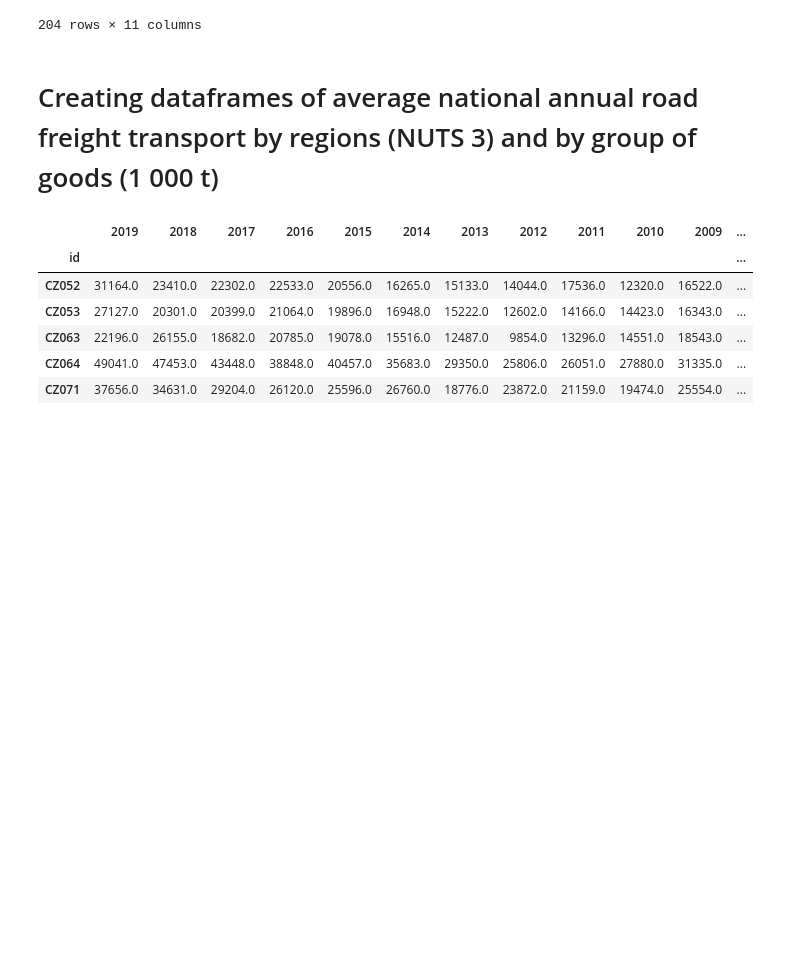
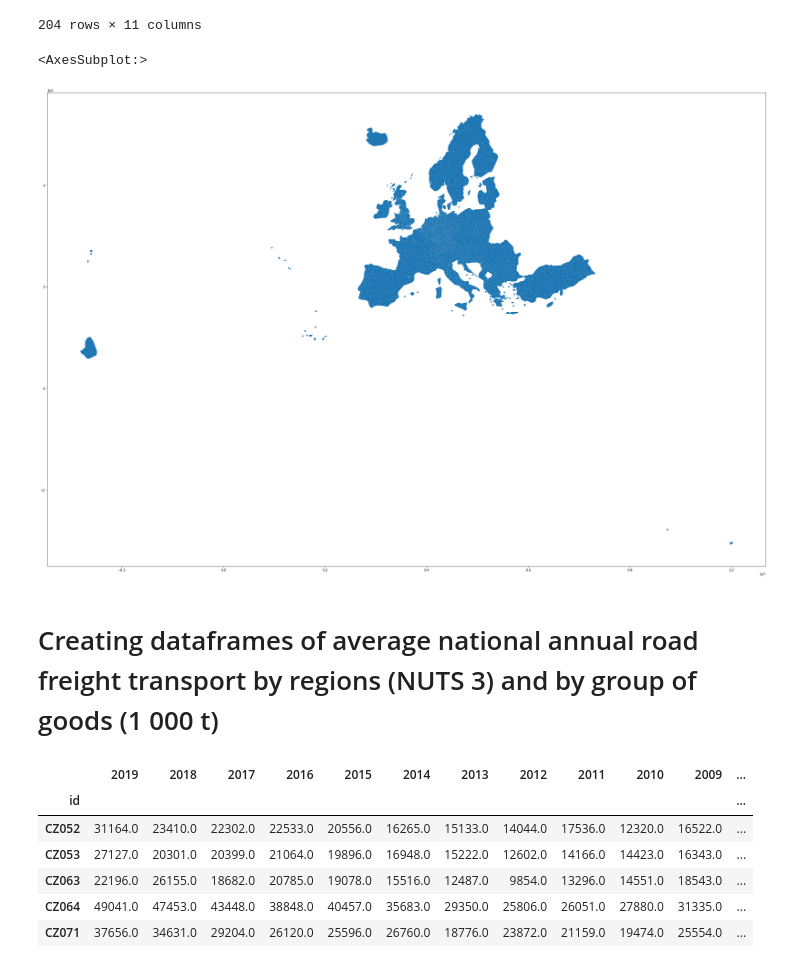
Before and after one commit to Frostie10/eurostat_test, a Jupyter notebook: test_eurostat.ipynb, the cells around one changed output. Saved outputs shown, nothing was run; the diff lists cells and outputs as text; code cells hidden in the pictures; blank space fills up the shorter version.

```diff
--- a/test_eurostat.ipynb
+++ b/test_eurostat.ipynb
@@ -25,6 +26,12 @@ gdf_dw.iloc[1318:1522]
 | 1520 | UKH23 | 2 | 4 | Hertfordshire | UK | UKH23 | UKH23 | Hertfordshire | 3 | ... |
 | 1521 | UKH24 | 3 | 4 | Bedford | UK | UKH24 | UKH24 | Bedford | 3 | ... |
 204 rows × 11 columns
+# %%
+fig, ax = plt.subplots(1, 1, figsize = (40,40))
+gdf_dw.plot(ax=ax)
+# %% [output]
+<AxesSubplot:>
+[figure, added]
 # %%
 gdf = gpd.read_file('https://gisco-services.ec.europa.eu/distribution/v2/nuts/geojson/NUTS_RG_60M_2016_3035_LEVL_3.geojson')
 # %% [markdown]
```
Also changed, not shown: parts of 37 cells of this notebook.
